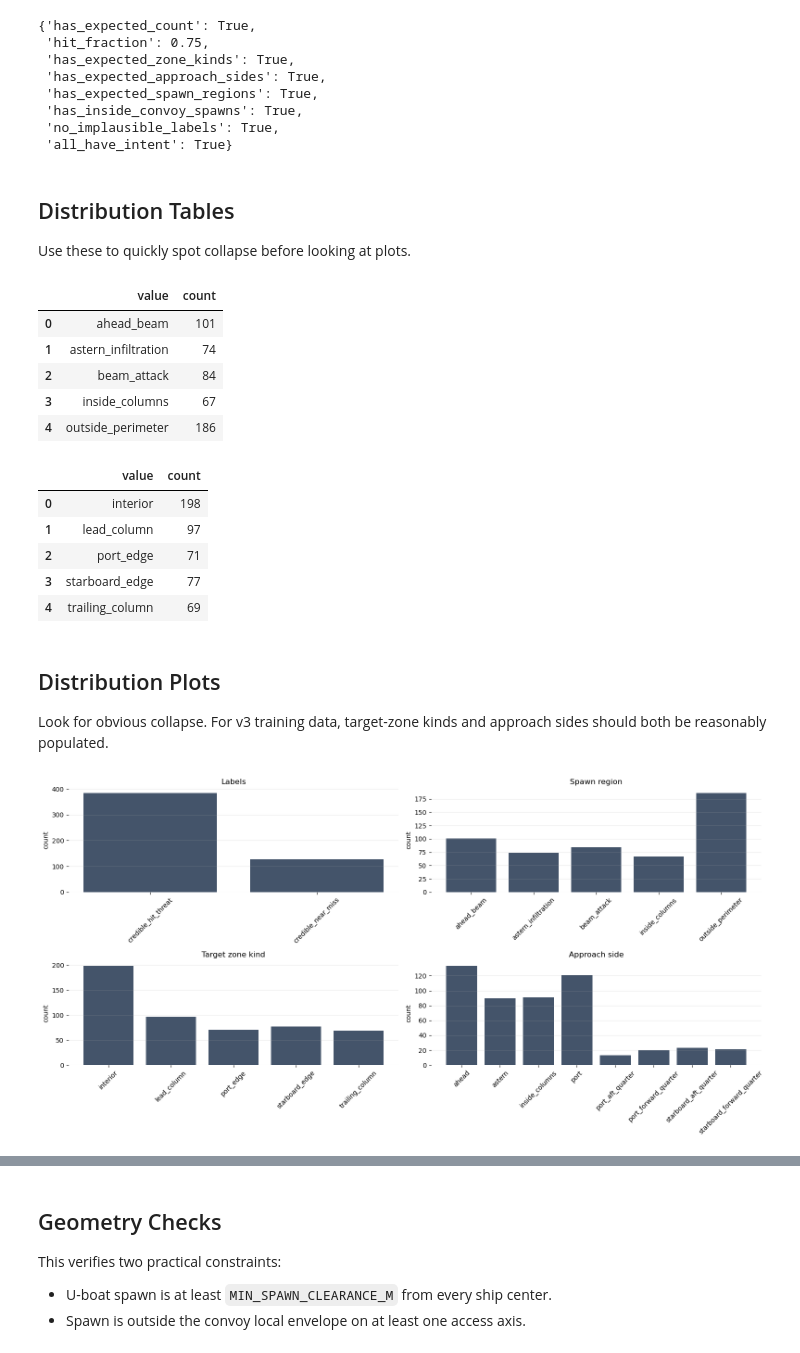
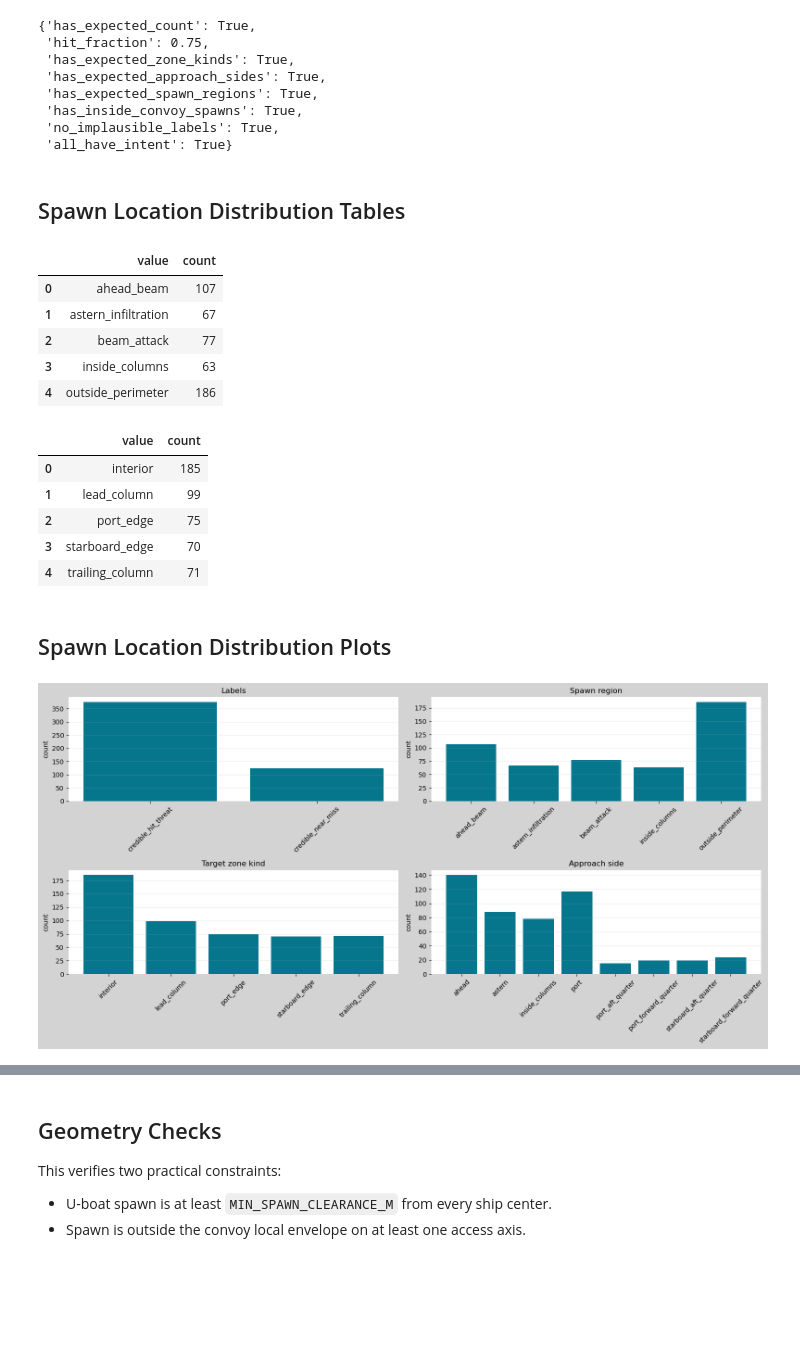
Before and after one commit to MAP9900/Convoy-Layout-Project, a Jupyter notebook: notebooks/profile_generation_tests.ipynb, the cells around one changed output, grey strips where cells are left out. Cells and saved outputs as stored; diff of their text form; code cells hidden in the pictures; blank space fills up the shorter version.

```diff
--- a/notebooks/profile_generation_tests.ipynb
+++ b/notebooks/profile_generation_tests.ipynb
@@ -66,7 +68,7 @@ Start with `COUNT = 512` for a fast but meaningful smoke test. Increase to `5000
 # %%
 MODE = "random_tactical_v4"
 CONVOY_PROFILE = "convoy_layout_1"
-COUNT = 512
+COUNT = 500
 SEED = 1945
 START_INDEX = 1
 
@@ -80,5 +82,10 @@ MIN_EXPECTED_APPROACH_SIDES = 5
 MIN_EXPECTED_SPAWN_REGIONS = 4
 PLOT_COLOR_BY = "spawn_region"
 PLOT_COLOR_TITLE = "Spawn region"
+
+# Dynamic outcome audit standard: moving convoy_layout_1 with zig-zag evasive motion.
+OUTCOME_T_MAX_S = 600.0
+OUTCOME_HIT_DT_S = 0.5
+OUTCOME_NEAR_MISS_MARGIN_M = 250.0
 # %% [markdown]
 ## Helpers
@@ -226,9 +212,7 @@ assert checks["has_inside_convoy_spawns"]
 assert checks["no_implausible_labels"]
 assert checks["all_have_intent"]
 # %% [markdown]
-## Distribution Tables
-
-Use these to quickly spot collapse before looking at plots.
+## Spawn Location Distribution Tables
 # %%
 distribution_tables = {
     "labels": count_table(value_counts(flat_rows, "suggested_label")),
@@ -241,44 +225,42 @@ distribution_tables = {
 distribution_tables["spawn_region"]
 # %% [output]
 |  | value | count |
-| 0 | ahead_beam | 101 |
-| 1 | astern_infiltration | 74 |
-| 2 | beam_attack | 84 |
-| 3 | inside_columns | 67 |
+| 0 | ahead_beam | 107 |
+| 1 | astern_infiltration | 67 |
+| 2 | beam_attack | 77 |
+| 3 | inside_columns | 63 |
 | 4 | outside_perimeter | 186 |
 # %%
 distribution_tables["target_zone_kind"]
 # %% [output]
 |  | value | count |
-| 0 | interior | 198 |
-| 1 | lead_column | 97 |
-| 2 | port_edge | 71 |
-| 3 | starboard_edge | 77 |
-| 4 | trailing_column | 69 |
+| 0 | interior | 185 |
+| 1 | lead_column | 99 |
+| 2 | port_edge | 75 |
+| 3 | starboard_edge | 70 |
+| 4 | trailing_column | 71 |
 # %% [markdown]
-## Distribution Plots
-
-Look for obvious collapse. For v3 training data, target-zone kinds and approach sides should both be reasonably populated.
+## Spawn Location Distribution Plots
 # %%
-fig, axes = plt.subplots(2, 2, figsize=(16, 8), facecolor="white")
+fig, axes = plt.subplots(2, 2, figsize=(16, 8), facecolor="lightgrey")
 plot_specs = [
     ("suggested_label", "Labels"),
     ("spawn_region", "Spawn region"),
     ("target_zone_kind", "Target zone kind"),
     ("approach_side", "Approach side"),
 ]
 for ax, (column, title) in zip(axes.ravel(), plot_specs):
     counts = value_counts(flat_rows, column)
     labels = sorted(counts)
-    ax.bar(labels, [counts[label] for label in labels], color="#44546a")
+    ax.bar(labels, [counts[label] for label in labels], color="#06768d")
     ax.set_title(title)
     ax.set_xlabel("")
     ax.set_ylabel("count")
     ax.tick_params(axis="x", rotation=45)
     ax.grid(axis="y", alpha=0.25)
     for spine in ax.spines.values():
         spine.set_visible(False)
 plt.tight_layout()
 plt.show()
 # %% [output]
-[figure, old version]
+[figure, new version]
```
Also changed, not shown: parts of 21 cells of this notebook, 4 other files.
